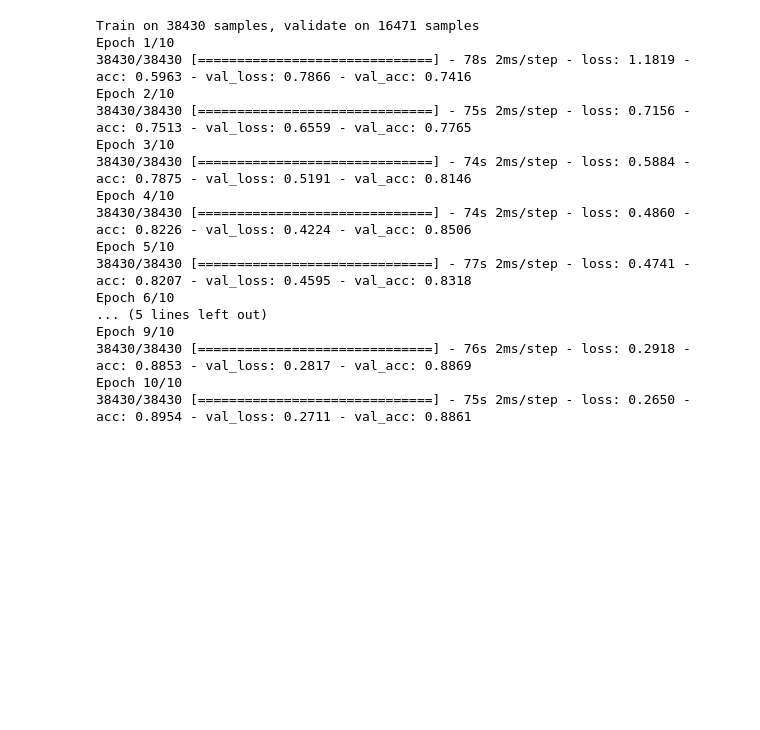
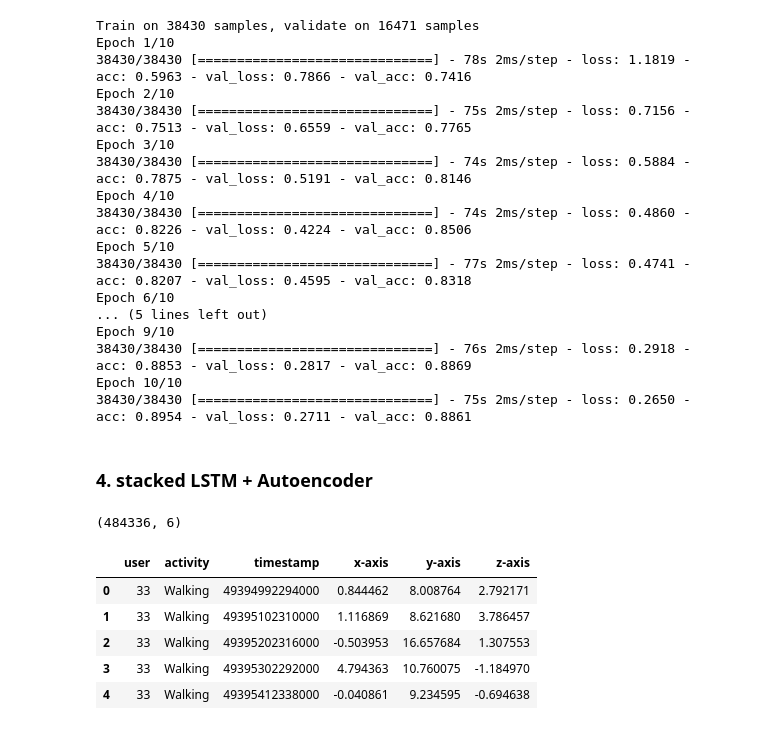
Before and after one commit to yoooni6/DL_keras_study2018, a Jupyter notebook: 2018_12_16/2018_12_16_HW_HAR_Classification.ipynb, the cells around one changed output. Saved outputs shown, nothing was run; the diff lists cells and outputs as text; code cells hidden in the pictures; blank space fills up the shorter version.

```diff
--- a/2018_12_16/2018_12_16_HW_HAR_Classification.ipynb
+++ b/2018_12_16/2018_12_16_HW_HAR_Classification.ipynb
@@ -299,3 +299,18 @@ Epoch 9/10
 38430/38430 [==============================] - 76s 2ms/step - loss: 0.2918 - acc: 0.8853 - val_loss: 0.2817 - val_acc: 0.8869
 Epoch 10/10
 38430/38430 [==============================] - 75s 2ms/step - loss: 0.2650 - acc: 0.8954 - val_loss: 0.2711 - val_acc: 0.8861
+# %% [markdown]
+### 4. stacked LSTM + Autoencoder
+# %%
+new_df = df[np.isin(df['activity'], ['Walking', 'Sitting'])].reset_index(drop=True)
+# %%
+print(new_df.shape)
+new_df.head()
+# %% [output]
+(484336, 6)
+|  | user | activity | timestamp | x-axis | y-axis | z-axis |
+| 0 | 33 | Walking | 49394992294000 | 0.844462 | 8.008764 | 2.792171 |
+| 1 | 33 | Walking | 49395102310000 | 1.116869 | 8.621680 | 3.786457 |
+| 2 | 33 | Walking | 49395202316000 | -0.503953 | 16.657684 | 1.307553 |
+| 3 | 33 | Walking | 49395302292000 | 4.794363 | 10.760075 | -1.184970 |
+| 4 | 33 | Walking | 49395412338000 | -0.040861 | 9.234595 | -0.694638 |
```
Also changed, not shown: parts of 13 cells of this notebook, 1 other file.
